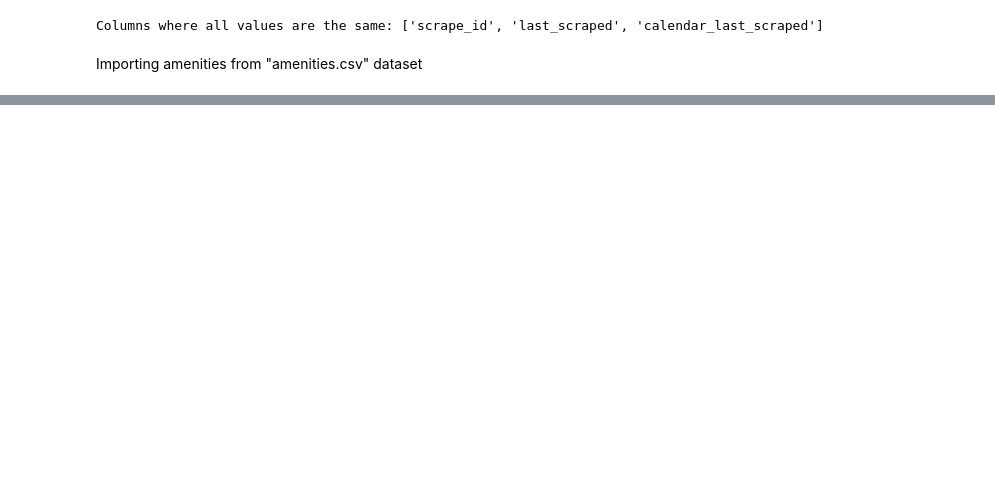
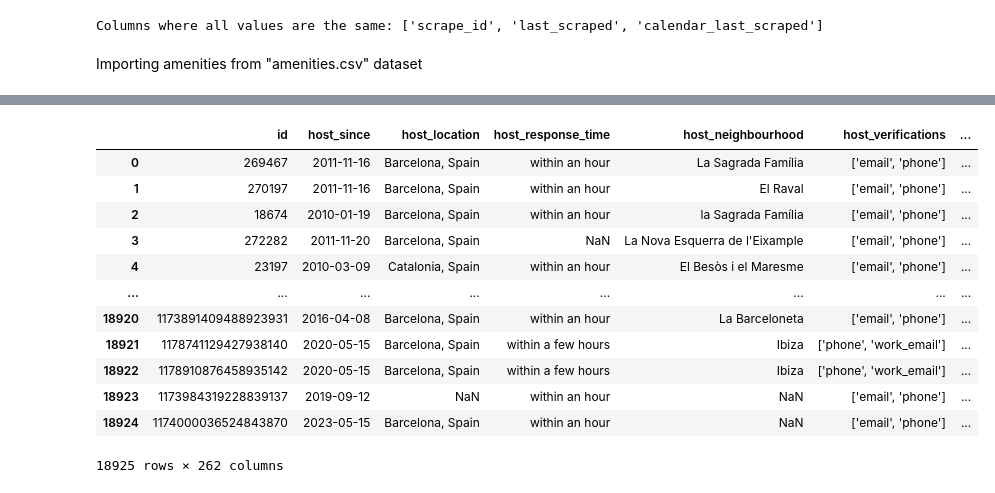
Before and after one commit to christianp12/Data-Driven-Exploration-of-Airbnb-Listings-Price, a Jupyter notebook: listings preprocessing.ipynb, the cells around one changed output, grey strips where cells are left out. Drawn from its saved outputs; the diff is of its cells as text; code cells hidden in the pictures; blank space fills up the shorter version.

Commit message:
datasets merged

```diff
--- a/listings preprocessing.ipynb
+++ b/listings preprocessing.ipynb
@@ -81,0 +101,25 @@ listings
+# %%
+listings['id'] = listings['id'].astype(str)
+sentiment['listing_id'] = sentiment['listing_id'].astype(str)
+
+# Merge the datasets on the corresponding ID columns
+merged_data = pd.merge(listings, sentiment, left_on='id', right_on='listing_id', how='left')
+
+# Drop the duplicate 'listing_id' column if it exists
+merged_data = merged_data.drop(columns=['listing_id'])
+# %%
+merged_data
+# %% [output]
+|  | id | host_since | host_location | host_response_time | host_neighbourhood | host_verifications | ... |
+| 0 | 269467 | 2011-11-16 | Barcelona, Spain | within an hour | La Sagrada Família | ['email', 'phone'] | ... |
+| 1 | 270197 | 2011-11-16 | Barcelona, Spain | within an hour | El Raval | ['email', 'phone'] | ... |
+| 2 | 18674 | 2010-01-19 | Barcelona, Spain | within an hour | la Sagrada Família | ['email', 'phone'] | ... |
+| 3 | 272282 | 2011-11-20 | Barcelona, Spain | NaN | La Nova Esquerra de l'Eixample | ['email', 'phone'] | ... |
+| 4 | 23197 | 2010-03-09 | Catalonia, Spain | within an hour | El Besòs i el Maresme | ['email', 'phone'] | ... |
+| ... | ... | ... | ... | ... | ... | ... | ... |
+| 18920 | 1173891409488923931 | 2016-04-08 | Barcelona, Spain | within an hour | La Barceloneta | ['email', 'phone'] | ... |
+| 18921 | 1178741129427938140 | 2020-05-15 | Barcelona, Spain | within a few hours | Ibiza | ['phone', 'work_email'] | ... |
+| 18922 | 1178910876458935142 | 2020-05-15 | Barcelona, Spain | within a few hours | Ibiza | ['phone', 'work_email'] | ... |
+| 18923 | 1173984319228839137 | 2019-09-12 | NaN | within an hour | NaN | ['email', 'phone'] | ... |
+| 18924 | 1174000036524843870 | 2023-05-15 | Barcelona, Spain | within an hour | NaN | ['email', 'phone'] | ... |
+18925 rows × 262 columns
```
Also changed, not shown: parts of 4 cells of this notebook.
